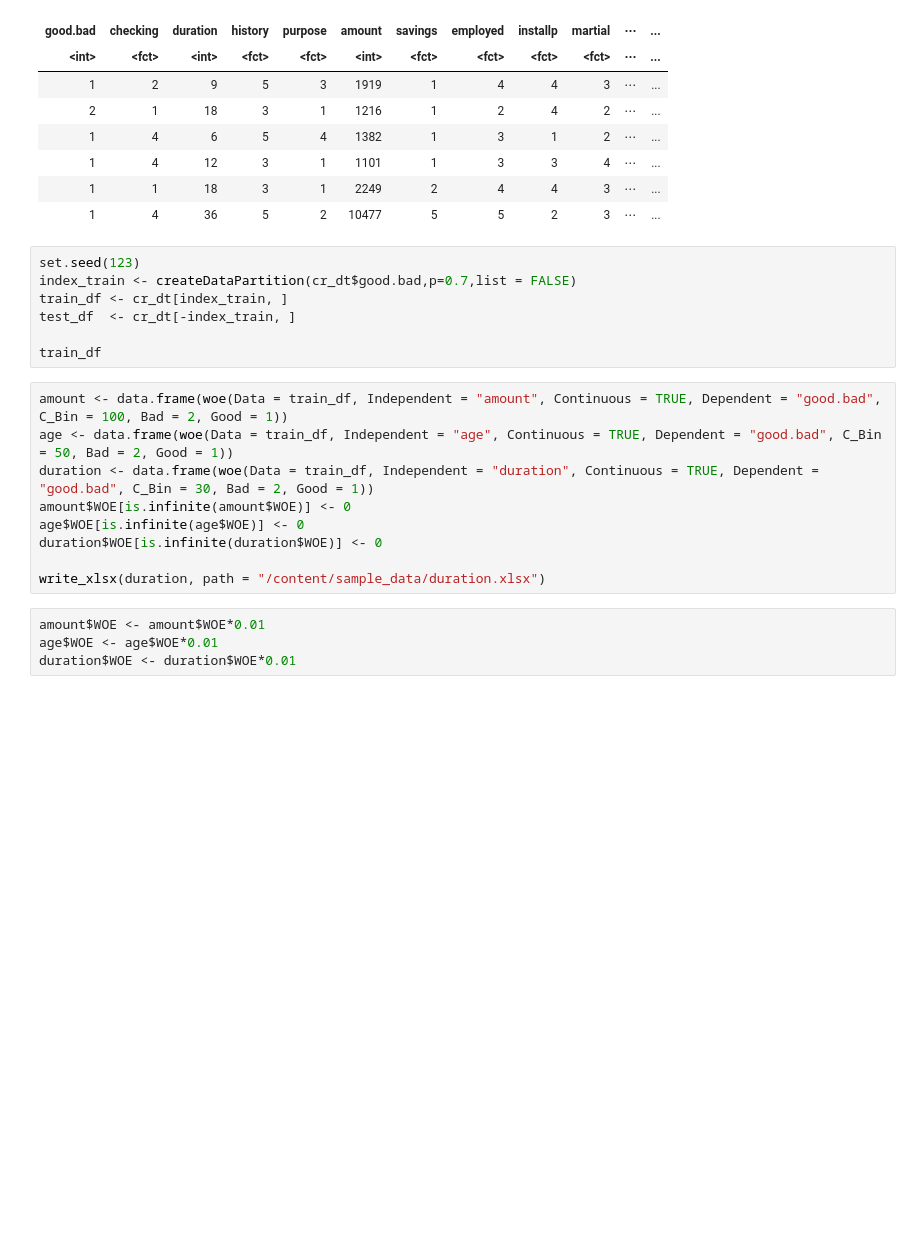
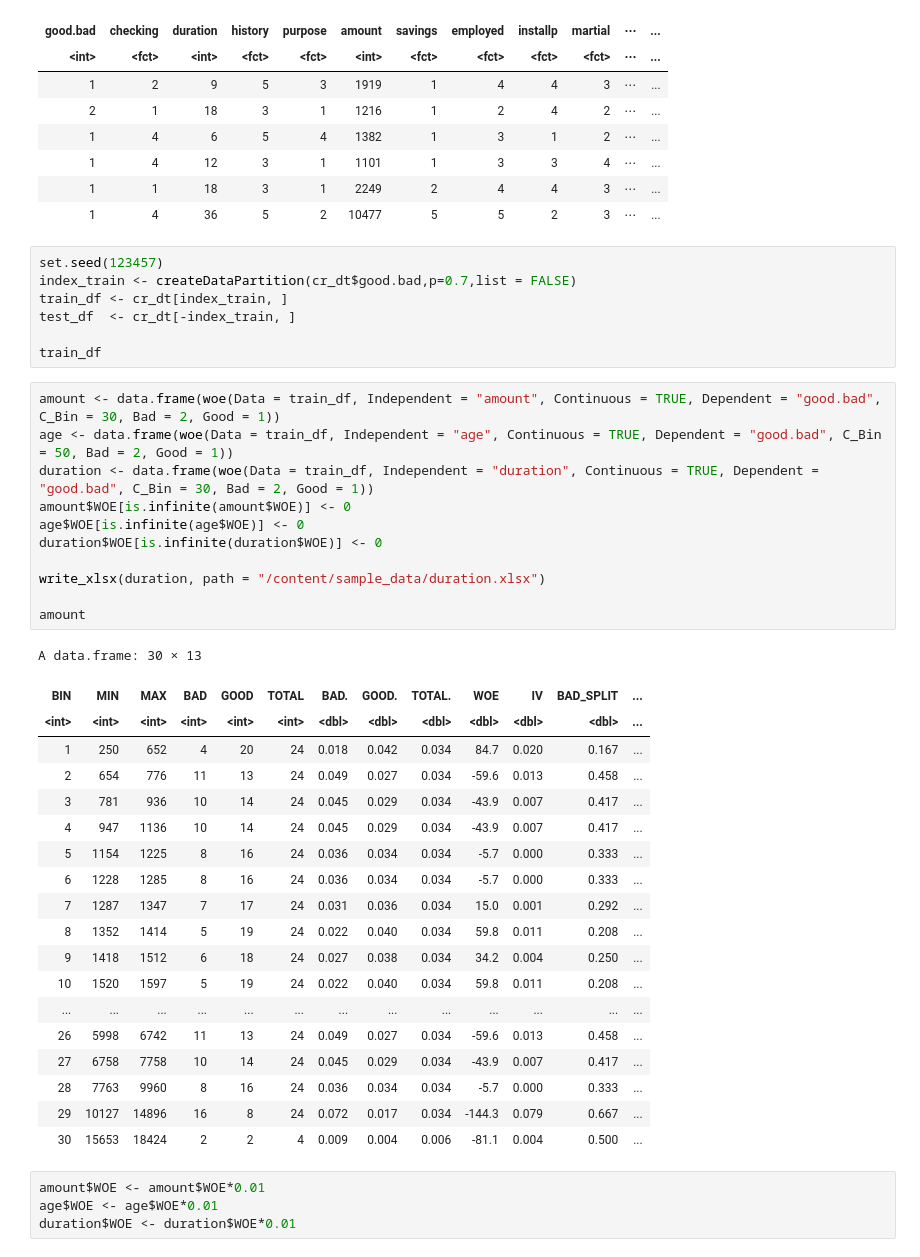
Before and after one commit to sjhd1109/study, a Jupyter notebook: credit_binning_210227.ipynb, the cells around one changed output. Saved outputs shown, nothing was run; the diff lists cells and outputs as text; blank space fills up the shorter version.

```diff
--- a/credit_binning_210227.ipynb
+++ b/credit_binning_210227.ipynb
@@ -88,21 +88,43 @@ A data.table: 6 × 21
 | 1 | 1 | 18 | 3 | 1 | 2249 | 2 | 4 | 4 | 3 | ⋯ | ... |
 | 1 | 4 | 36 | 5 | 2 | 10477 | 5 | 5 | 2 | 3 | ⋯ | ... |
 # %%
-set.seed(123)
+set.seed(123457)
 index_train <- createDataPartition(cr_dt$good.bad,p=0.7,list = FALSE)
 train_df <- cr_dt[index_train, ]
 test_df  <- cr_dt[-index_train, ]
 
 train_df
 # %%
-amount <- data.frame(woe(Data = train_df, Independent = "amount", Continuous = TRUE, Dependent = "good.bad", C_Bin = 100, Bad = 2, Good = 1))
+amount <- data.frame(woe(Data = train_df, Independent = "amount", Continuous = TRUE, Dependent = "good.bad", C_Bin = 30, Bad = 2, Good = 1))
 age <- data.frame(woe(Data = train_df, Independent = "age", Continuous = TRUE, Dependent = "good.bad", C_Bin = 50, Bad = 2, Good = 1))
 duration <- data.frame(woe(Data = train_df, Independent = "duration", Continuous = TRUE, Dependent = "good.bad", C_Bin = 30, Bad = 2, Good = 1))
 amount$WOE[is.infinite(amount$WOE)] <- 0
 age$WOE[is.infinite(age$WOE)] <- 0
 duration$WOE[is.infinite(duration$WOE)] <- 0
 
 write_xlsx(duration, path = "/content/sample_data/duration.xlsx")
+
+amount
+# %% [output]
+A data.frame: 30 × 13
+| BIN | MIN | MAX | BAD | GOOD | TOTAL | BAD. | GOOD. | TOTAL. | WOE | IV | BAD_SPLIT | ... |
+| <int> | <int> | <int> | <int> | <int> | <int> | <dbl> | <dbl> | <dbl> | <dbl> | <dbl> | <dbl> | ... |
+| 1 | 250 | 652 | 4 | 20 | 24 | 0.018 | 0.042 | 0.034 | 84.7 | 0.020 | 0.167 | ... |
+| 2 | 654 | 776 | 11 | 13 | 24 | 0.049 | 0.027 | 0.034 | -59.6 | 0.013 | 0.458 | ... |
+| 3 | 781 | 936 | 10 | 14 | 24 | 0.045 | 0.029 | 0.034 | -43.9 | 0.007 | 0.417 | ... |
+| 4 | 947 | 1136 | 10 | 14 | 24 | 0.045 | 0.029 | 0.034 | -43.9 | 0.007 | 0.417 | ... |
+| 5 | 1154 | 1225 | 8 | 16 | 24 | 0.036 | 0.034 | 0.034 | -5.7 | 0.000 | 0.333 | ... |
+| 6 | 1228 | 1285 | 8 | 16 | 24 | 0.036 | 0.034 | 0.034 | -5.7 | 0.000 | 0.333 | ... |
+| 7 | 1287 | 1347 | 7 | 17 | 24 | 0.031 | 0.036 | 0.034 | 15.0 | 0.001 | 0.292 | ... |
+| 8 | 1352 | 1414 | 5 | 19 | 24 | 0.022 | 0.040 | 0.034 | 59.8 | 0.011 | 0.208 | ... |
+| 9 | 1418 | 1512 | 6 | 18 | 24 | 0.027 | 0.038 | 0.034 | 34.2 | 0.004 | 0.250 | ... |
+| 10 | 1520 | 1597 | 5 | 19 | 24 | 0.022 | 0.040 | 0.034 | 59.8 | 0.011 | 0.208 | ... |
+| ... | ... | ... | ... | ... | ... | ... | ... | ... | ... | ... | ... | ... |
+| 26 | 5998 | 6742 | 11 | 13 | 24 | 0.049 | 0.027 | 0.034 | -59.6 | 0.013 | 0.458 | ... |
+| 27 | 6758 | 7758 | 10 | 14 | 24 | 0.045 | 0.029 | 0.034 | -43.9 | 0.007 | 0.417 | ... |
+| 28 | 7763 | 9960 | 8 | 16 | 24 | 0.036 | 0.034 | 0.034 | -5.7 | 0.000 | 0.333 | ... |
+| 29 | 10127 | 14896 | 16 | 8 | 24 | 0.072 | 0.017 | 0.034 | -144.3 | 0.079 | 0.667 | ... |
+| 30 | 15653 | 18424 | 2 | 2 | 4 | 0.009 | 0.004 | 0.006 | -81.1 | 0.004 | 0.500 | ... |
 # %%
 amount$WOE <- amount$WOE*0.01
 age$WOE <- age$WOE*0.01
```
Also changed, not shown: parts of 5 cells of this notebook.
